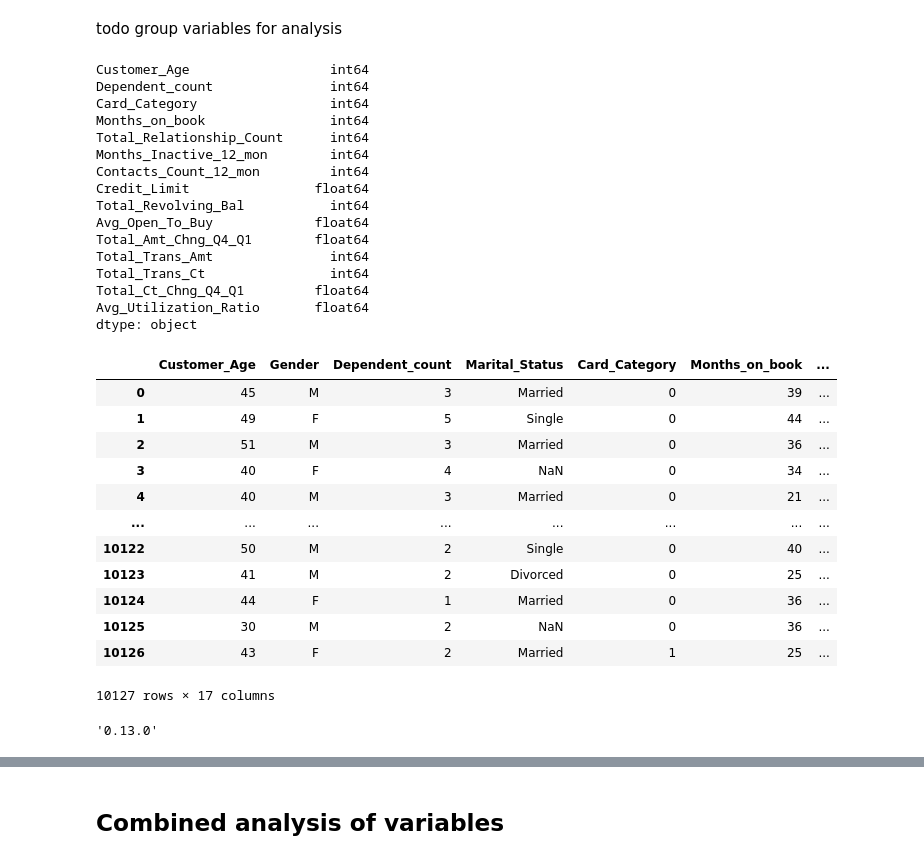
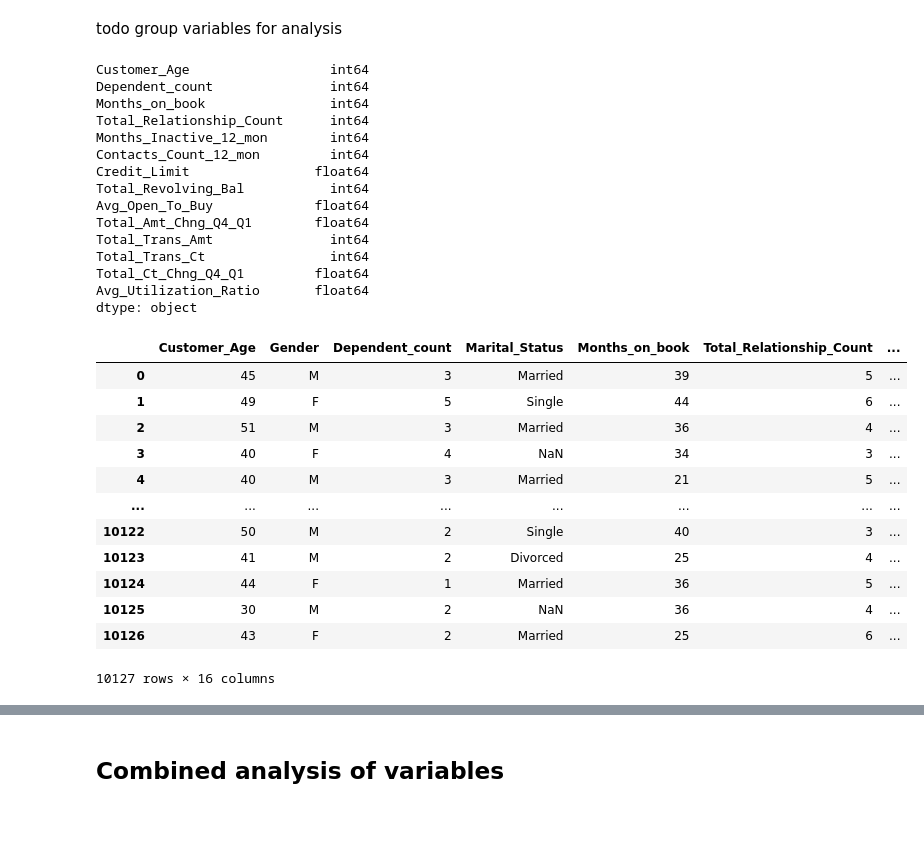
Before and after one commit to kasiadybcio/Credit_card, a Jupyter notebook: eda.ipynb, the cells around one changed output, grey strips where cells are left out. Cells and saved outputs as stored; diff of their text form; code cells hidden in the pictures; blank space fills up the shorter version.

```diff
--- a/eda.ipynb
+++ b/eda.ipynb
@@ -362,12 +485,11 @@ In our dataset there's a slight imbalance in gender distribution, with a 3% high
 # %% [markdown]
 todo group variables for analysis
 # %%
-data.drop(columns=['CLIENTNUM',"Attrition_Flag","Education_Level", "Income_Category"]).dtypes[data.dtypes != 'object']
+data.drop(columns=['CLIENTNUM',"Attrition_Flag","Education_Level", "Income_Category", "Card_Category"]).dtypes[data.dtypes != 'object']
 # we are not taking into account variables that we described earlier
 # %% [output]
 Customer_Age                  int64
 Dependent_count               int64
-Card_Category                 int64
 Months_on_book                int64
 Total_Relationship_Count      int64
 Months_Inactive_12_mon        int64
@@ -382,22 +504,18 @@ Total_Ct_Chng_Q4_Q1         float64
 Avg_Utilization_Ratio       float64
 dtype: object
 # %%
-data.drop(columns=['CLIENTNUM',"Attrition_Flag","Education_Level", "Income_Category"])
+data.drop(columns=['CLIENTNUM',"Attrition_Flag","Education_Level", "Income_Category", "Card_Category"])
 # %% [output]
-|  | Customer_Age | Gender | Dependent_count | Marital_Status | Card_Category | Months_on_book | ... |
-| 0 | 45 | M | 3 | Married | 0 | 39 | ... |
-| 1 | 49 | F | 5 | Single | 0 | 44 | ... |
-| 2 | 51 | M | 3 | Married | 0 | 36 | ... |
-| 3 | 40 | F | 4 | NaN | 0 | 34 | ... |
-| 4 | 40 | M | 3 | Married | 0 | 21 | ... |
+|  | Customer_Age | Gender | Dependent_count | Marital_Status | Months_on_book | Total_Relationship_Count | ... |
+| 0 | 45 | M | 3 | Married | 39 | 5 | ... |
+| 1 | 49 | F | 5 | Single | 44 | 6 | ... |
+| 2 | 51 | M | 3 | Married | 36 | 4 | ... |
+| 3 | 40 | F | 4 | NaN | 34 | 3 | ... |
+| 4 | 40 | M | 3 | Married | 21 | 5 | ... |
 | ... | ... | ... | ... | ... | ... | ... | ... |
-| 10122 | 50 | M | 2 | Single | 0 | 40 | ... |
-| 10123 | 41 | M | 2 | Divorced | 0 | 25 | ... |
-| 10124 | 44 | F | 1 | Married | 0 | 36 | ... |
-| 10125 | 30 | M | 2 | NaN | 0 | 36 | ... |
-| 10126 | 43 | F | 2 | Married | 1 | 25 | ... |
+| 10122 | 50 | M | 2 | Single | 40 | 3 | ... |
+| 10123 | 41 | M | 2 | Divorced | 25 | 4 | ... |
+| 10124 | 44 | F | 1 | Married | 36 | 5 | ... |
+| 10125 | 30 | M | 2 | NaN | 36 | 4 | ... |
+| 10126 | 43 | F | 2 | Married | 25 | 6 | ... |
-10127 rows × 17 columns
+10127 rows × 16 columns
-# %%
-sns.__version__
-# %% [output]
-'0.13.0'
```
Also changed, not shown: parts of 26 cells of this notebook.
